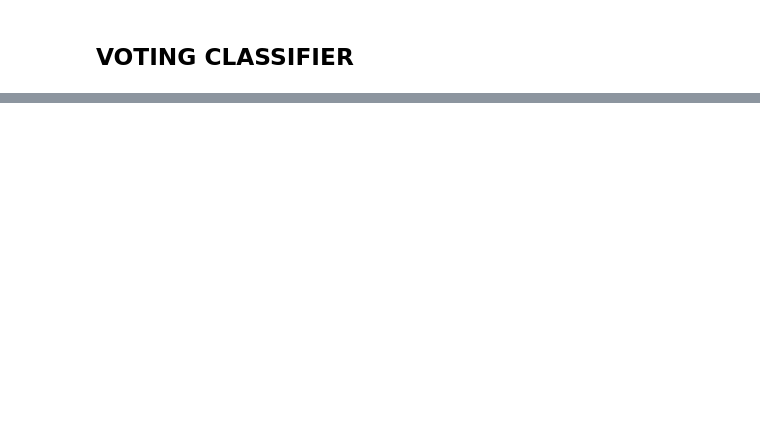
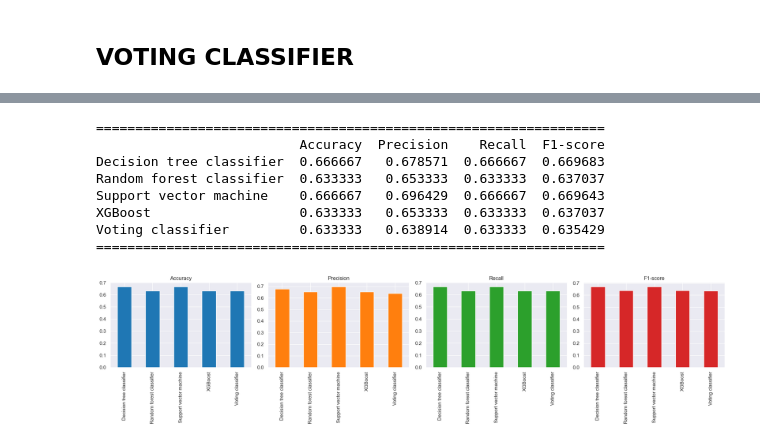
Before and after one commit to dz54240/UUZOP---projekt, a Jupyter notebook: uuzop_projekt.ipynb, the cells around one changed output, grey strips where cells are left out. Saved outputs shown, nothing was run; the diff lists cells and outputs as text; code cells hidden in the pictures; blank space fills up the shorter version.

```diff
--- a/uuzop_projekt.ipynb
+++ b/uuzop_projekt.ipynb
@@ -611,0 +606,25 @@ Evaluacija modela: Voting classifier
+# %%
+print("=================================================================")
+print(df)
+print("=================================================================\n")
+num_cols = len(df.columns)
+fig_, axes = plt.subplots(1, num_cols, figsize=(5 * num_cols, 5))
+plot_colors = plt.get_cmap("tab10").colors
+
+for i, (col, color) in enumerate(zip(df.columns, plot_colors)):
+    df[col].plot(kind='bar', ax=axes[i], color=color)
+    axes[i].set_title(col)
+    axes[i].tick_params(axis='x', rotation=90)
+
+plt.tight_layout()
+plt.show()
+# %% [output]
+=================================================================
+                          Accuracy  Precision    Recall  F1-score
+Decision tree classifier  0.666667   0.678571  0.666667  0.669683
+Random forest classifier  0.633333   0.653333  0.633333  0.637037
+Support vector machine    0.666667   0.696429  0.666667  0.669643
+XGBoost                   0.633333   0.653333  0.633333  0.637037
+Voting classifier         0.633333   0.638914  0.633333  0.635429
+=================================================================
+[figure, added]
```
Also changed, not shown: parts of 8 cells of this notebook.
